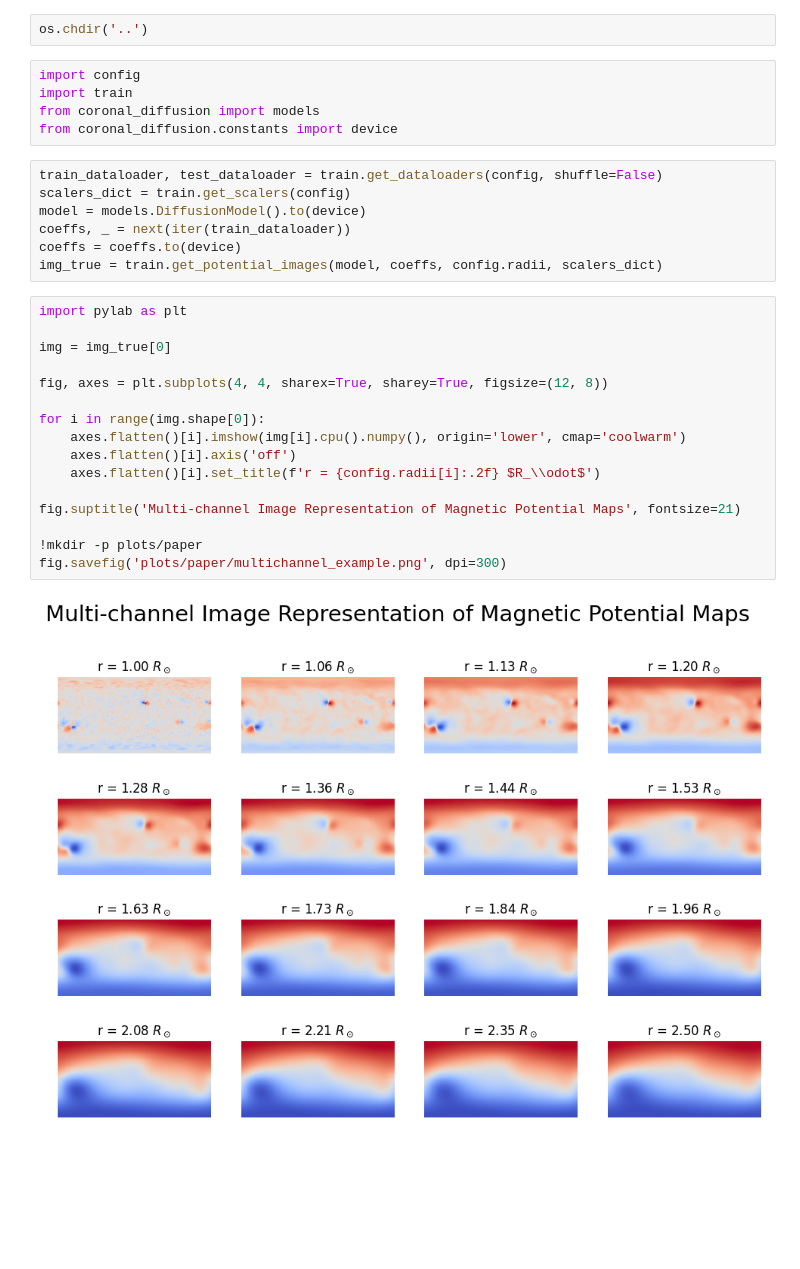
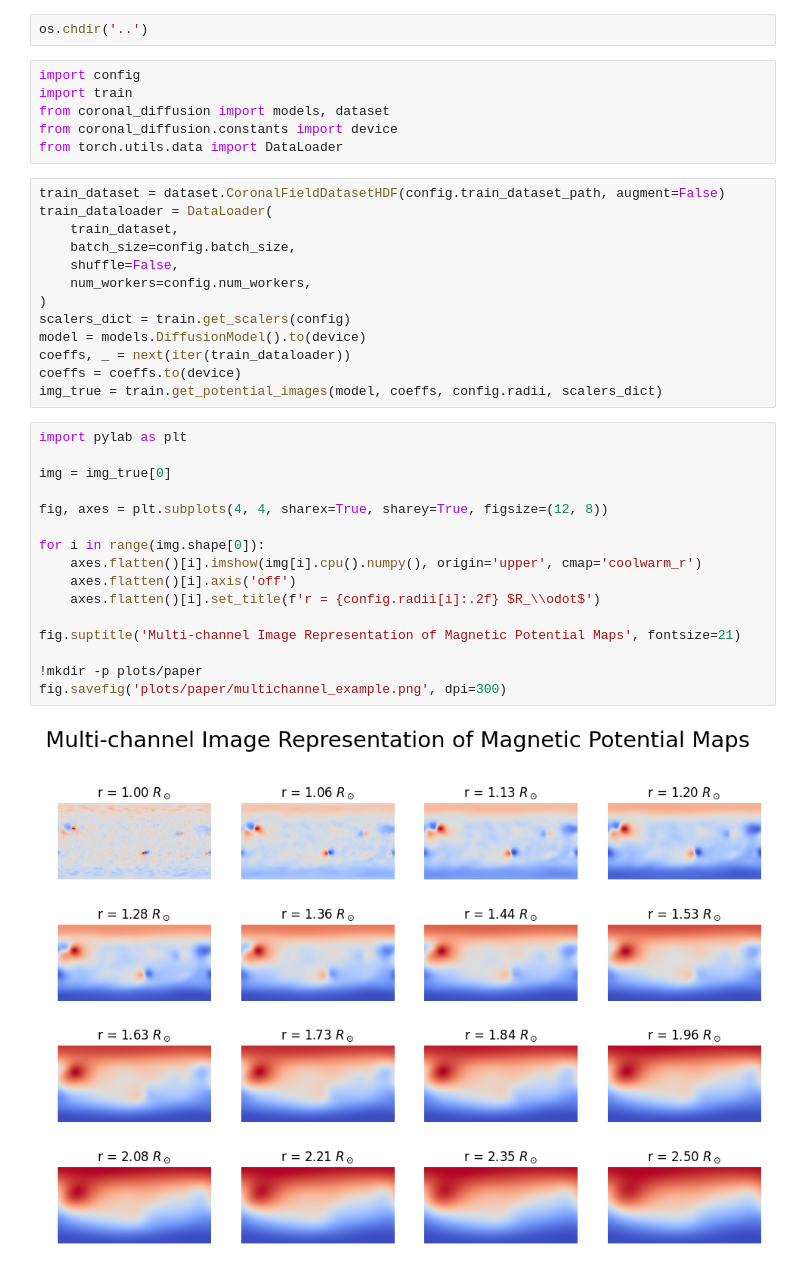
Before and after one commit to ddasilva/coronal-diffusion-modeling, a Jupyter notebook: notebooks/Paper Plot - Example Multi-Channel.ipynb, the cells around one changed output. Cells and saved outputs as stored; diff of their text form; blank space fills up the shorter version.

```diff
--- a/notebooks/Paper Plot - Example Multi-Channel.ipynb
+++ b/notebooks/Paper Plot - Example Multi-Channel.ipynb
@@ -6,10 +6,17 @@ os.chdir('..')
 # %%
 import config
 import train
-from coronal_diffusion import models
+from coronal_diffusion import models, dataset
 from coronal_diffusion.constants import device
+from torch.utils.data import DataLoader
 # %%
-train_dataloader, test_dataloader = train.get_dataloaders(config, shuffle=False)
+train_dataset = dataset.CoronalFieldDatasetHDF(config.train_dataset_path, augment=False)
+train_dataloader = DataLoader(
+    train_dataset,
+    batch_size=config.batch_size,
+    shuffle=False,
+    num_workers=config.num_workers,
+)
 scalers_dict = train.get_scalers(config)
 model = models.DiffusionModel().to(device)
 coeffs, _ = next(iter(train_dataloader))
@@ -18,18 +25,18 @@ img_true = train.get_potential_images(model, coeffs, config.radii, scalers_dict)
 # %%
 import pylab as plt
 
 img = img_true[0]
 
 fig, axes = plt.subplots(4, 4, sharex=True, sharey=True, figsize=(12, 8))
 
 for i in range(img.shape[0]):
-    axes.flatten()[i].imshow(img[i].cpu().numpy(), origin='lower', cmap='coolwarm')
+    axes.flatten()[i].imshow(img[i].cpu().numpy(), origin='upper', cmap='coolwarm_r')
     axes.flatten()[i].axis('off')
     axes.flatten()[i].set_title(f'r = {config.radii[i]:.2f} $R_\\odot$')
 
 fig.suptitle('Multi-channel Image Representation of Magnetic Potential Maps', fontsize=21)
 
 !mkdir -p plots/paper
 fig.savefig('plots/paper/multichannel_example.png', dpi=300)
 # %% [output]
-[figure, old version]
+[figure, new version]
```
Also changed, not shown: 6 other files.
